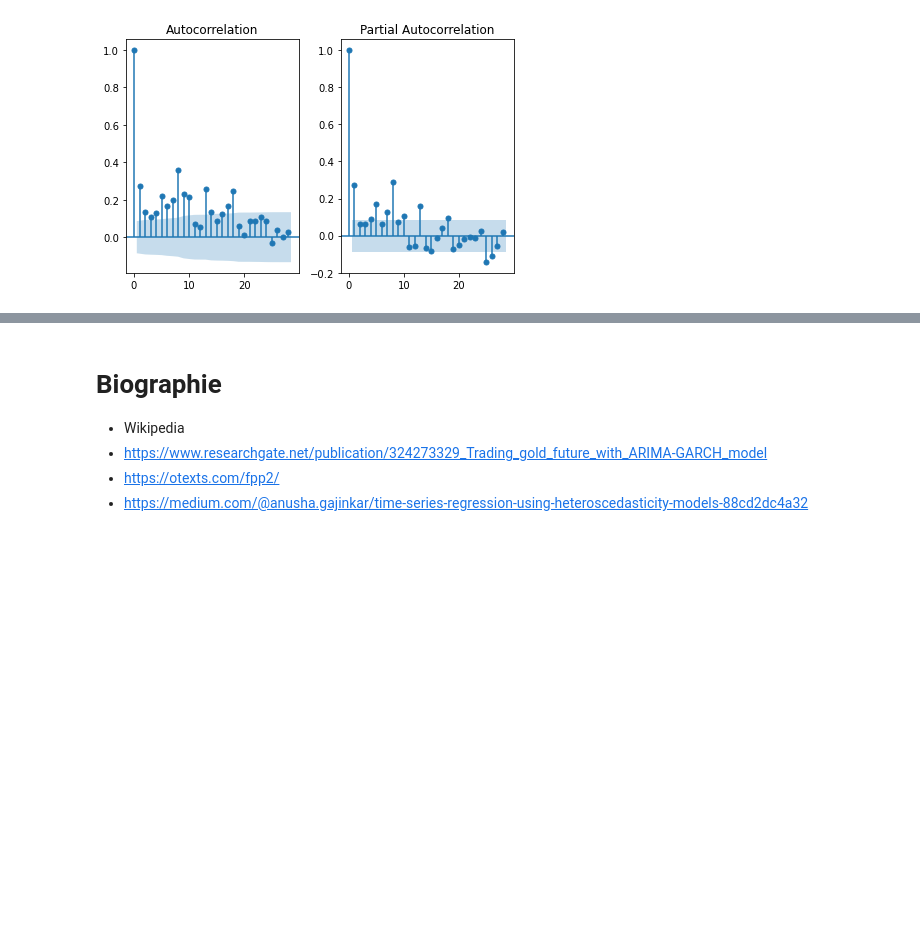
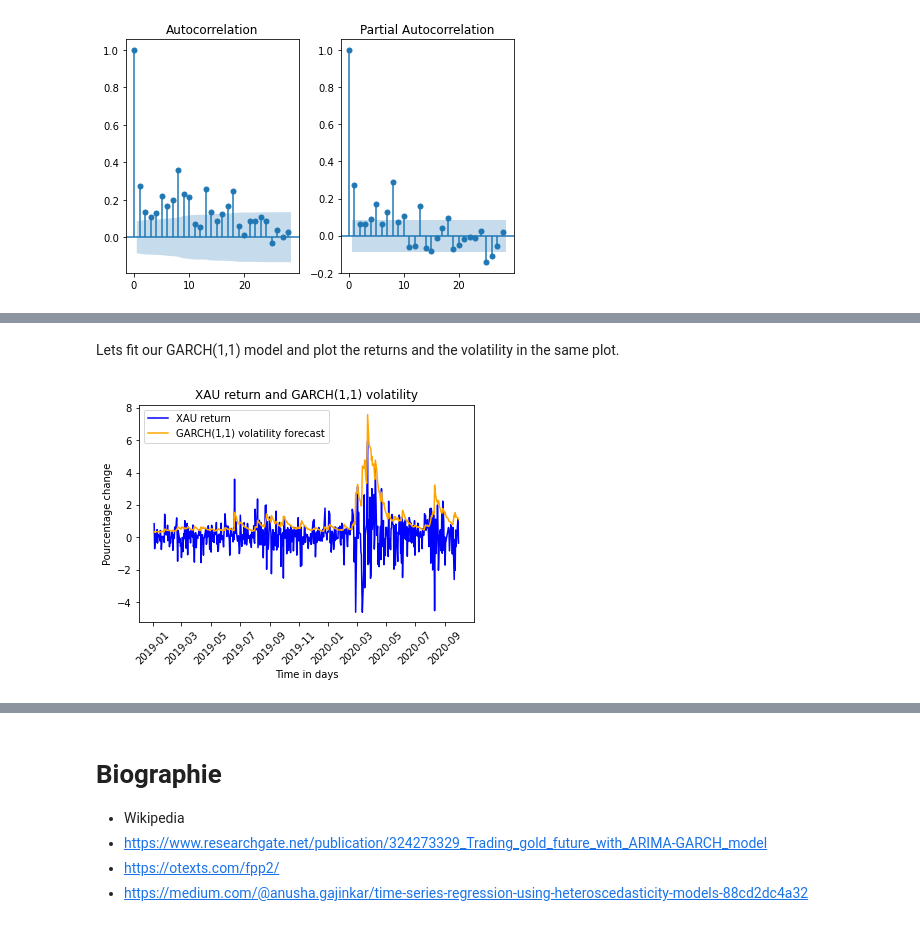
Before and after one commit to FranckNgN/Spot-prediction, a Jupyter notebook: report.ipynb, the cells around one changed output, grey strips where cells are left out. Saved outputs shown, nothing was run; the diff lists cells and outputs as text; code cells hidden in the pictures; blank space fills up the shorter version.

```diff
--- a/report.ipynb
+++ b/report.ipynb
@@ -757 +770,16 @@ Volatility Model
 Covariance estimator: robust
+# %% [markdown]
+Lets fit our GARCH(1,1) model and plot the returns and the volatility in the same plot.
+# %%
+predGarch = garchFit.forecast(horizon=1,start = "2005-01-04")
+predVar = predGarch.variance
+plt.plot(returns, color="blue", label="XAU return")
+plt.plot(predVar,color="orange", label="GARCH(1,1) volatility forecast")
+plt.title('XAU return and GARCH(1,1) volatility')
+plt.xlabel("Time in days")
+plt.ylabel("Pourcentage change")
+plt.xticks(rotation=45);
+plt.legend(loc= "best")
+plt.show()
+# %% [output]
+[figure, added]
```
Also changed, not shown: parts of 6 cells of this notebook.
